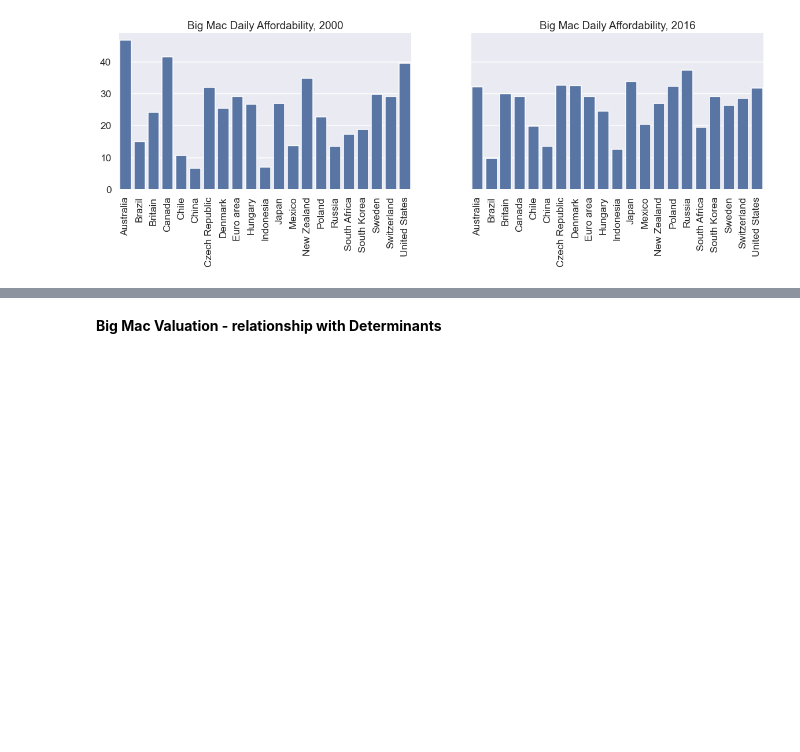
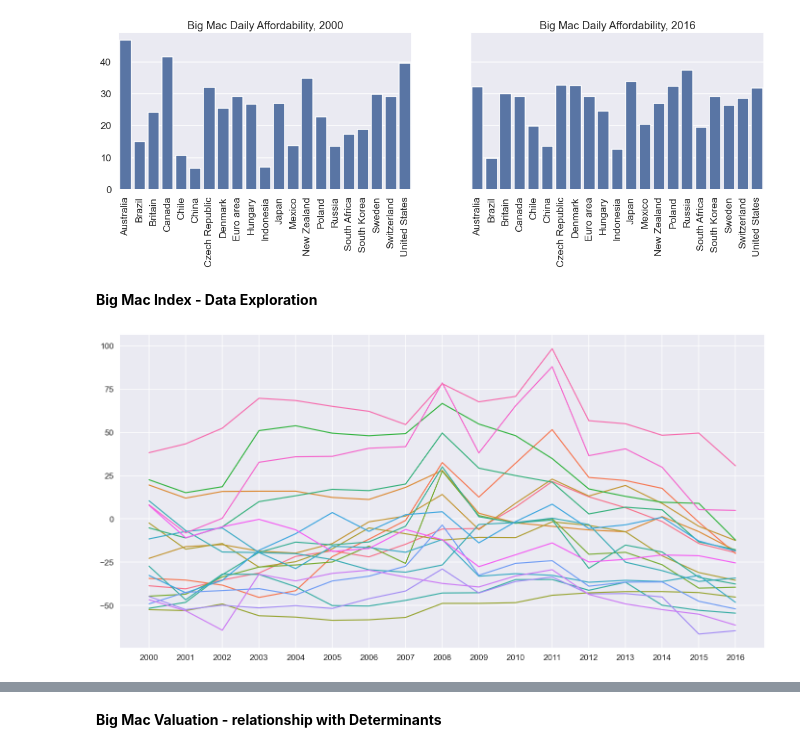
Before and after one commit to jchoubey/Big-Mac-Index-Panel-Data-Analysis, a Jupyter notebook: Data Exploration.ipynb, the cells around one changed output, grey strips where cells are left out. Drawn from its saved outputs; the diff is of its cells as text; code cells hidden in the pictures; blank space fills up the shorter version.

Commit message:
updated exploration

```diff
--- a/Data Exploration.ipynb
+++ b/Data Exploration.ipynb
@@ -98,3 +114,14 @@ plt.xticks(rotation=90)
 plt.show()
 # %% [output]
 [figure]
+# %% [markdown]
+**Big Mac Index - Data Exploration**
+# %%
+fig = plt.figure(figsize = (24,12))
+
+sns.lineplot(data = data.loc[data['iso_a3'] != 'USA'], x = 'year', y = 'big_mac_index',
+             hue = 'name').set(xlabel = '', ylabel = '', xticks = data['year'].drop_duplicates().tolist())
+plt.legend([],[], frameon=False)
+plt.show()
+# %% [output]
+[figure, added]
```
Also changed, not shown: parts of 21 cells of this notebook.
